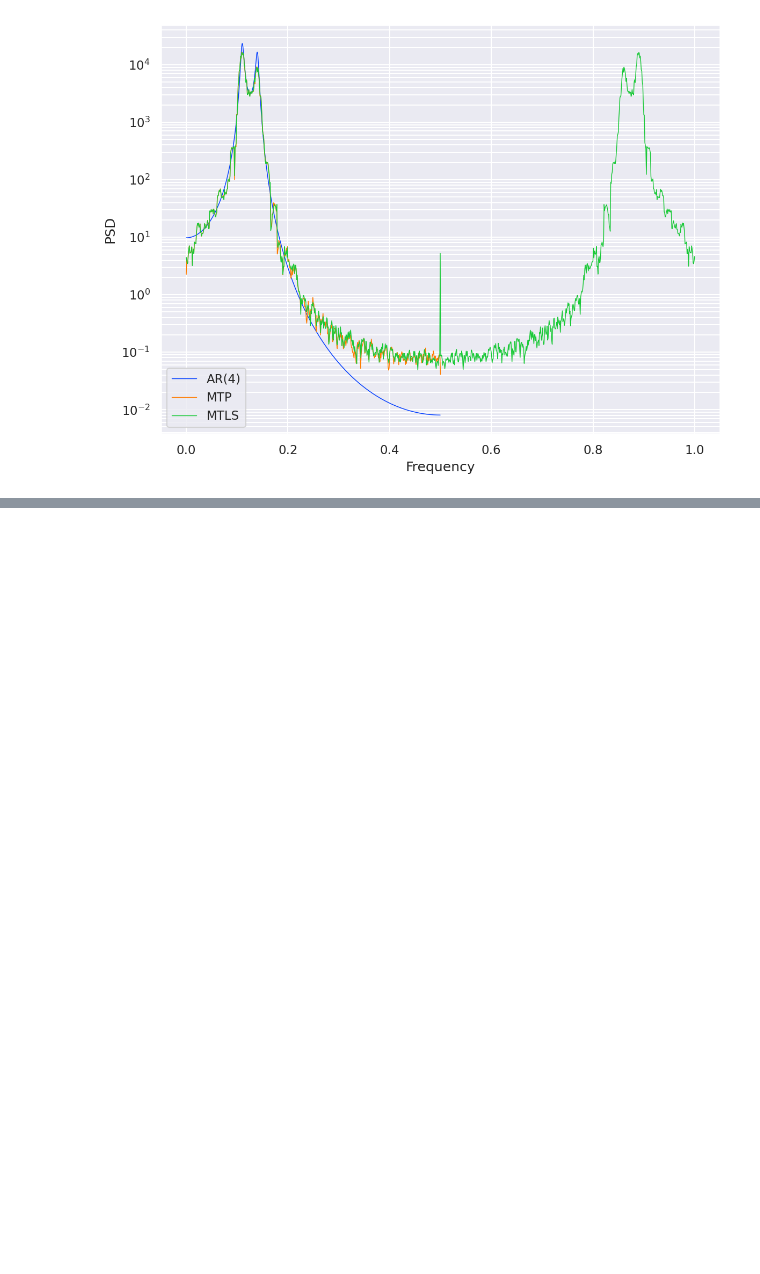
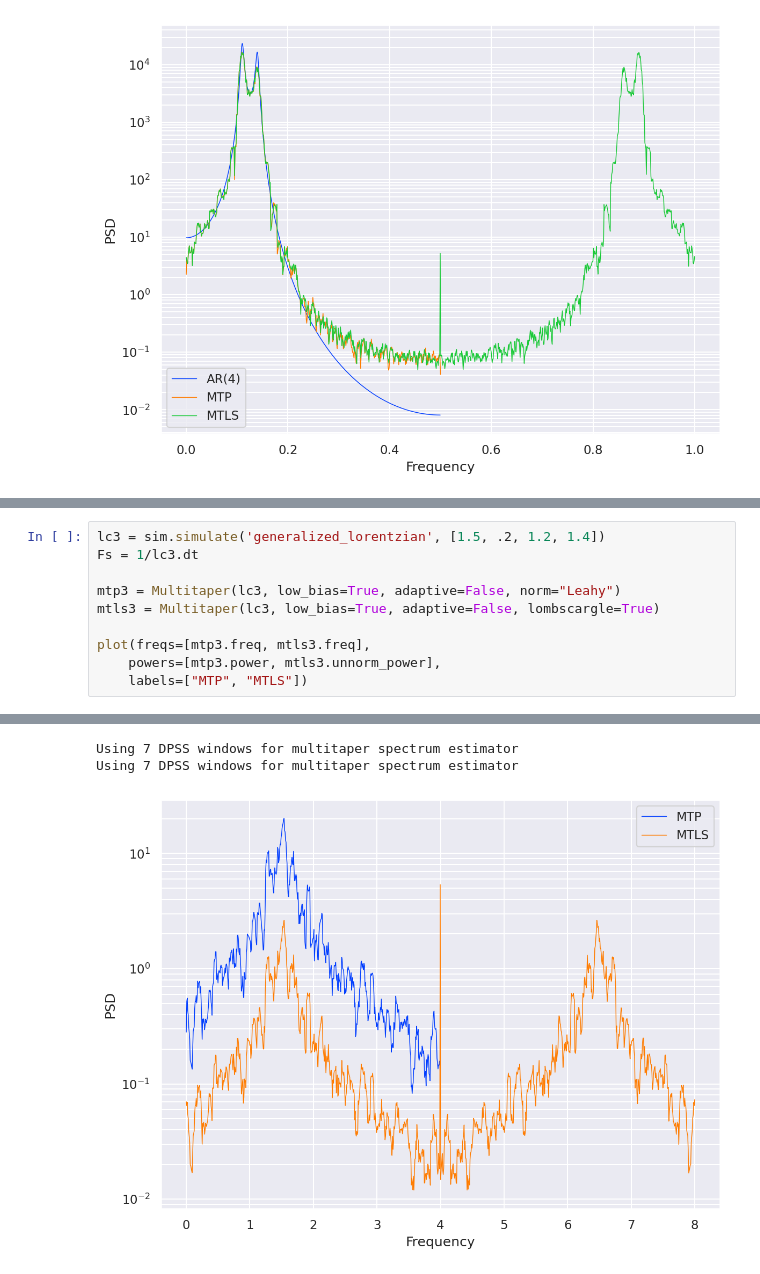
Before and after one commit to dhruv9vats/misc, a Jupyter notebook: stingray_mtls_final_test.ipynb, the cells around one changed output, grey strips where cells are left out. Drawn from its saved outputs; the diff is of its cells as text; blank space fills up the shorter version.

```diff
--- a/stingray_mtls_final_test.ipynb
+++ b/stingray_mtls_final_test.ipynb
@@ -261,0 +283,11 @@ Using 7 DPSS windows for multitaper spectrum estimator
+# %%
+lc3 = sim.simulate('generalized_lorentzian', [1.5, .2, 1.2, 1.4])
+Fs = 1/lc3.dt
+
+mtp3 = Multitaper(lc3, low_bias=True, adaptive=False, norm="Leahy")
+mtls3 = Multitaper(lc3, low_bias=True, adaptive=False, lombscargle=True)
+
+plot(freqs=[mtp3.freq, mtls3.freq],
+    powers=[mtp3.power, mtls3.unnorm_power],
+    labels=["MTP", "MTLS"])
+# %% [output]
@@ -261,0 +296,3 @@ Using 7 DPSS windows for multitaper spectrum estimator
+Using 7 DPSS windows for multitaper spectrum estimator
+Using 7 DPSS windows for multitaper spectrum estimator
+[figure, added]
```
Also changed, not shown: parts of 6 cells of this notebook.
